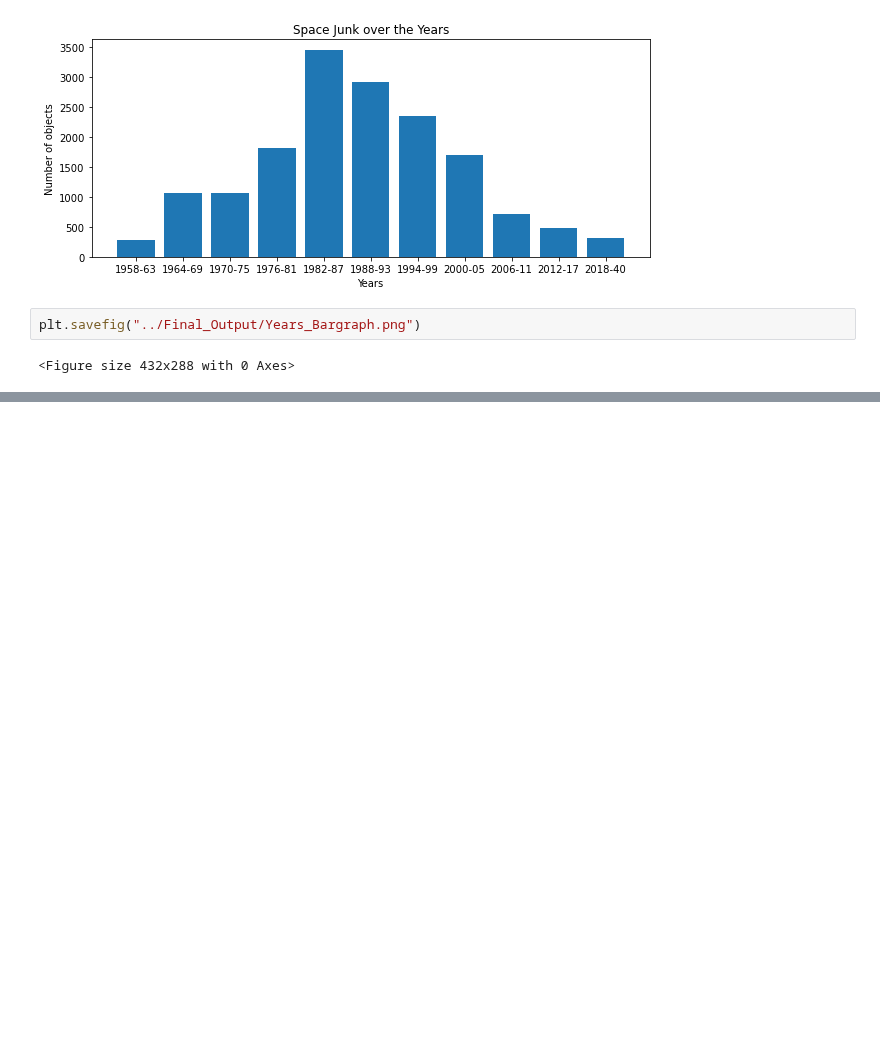
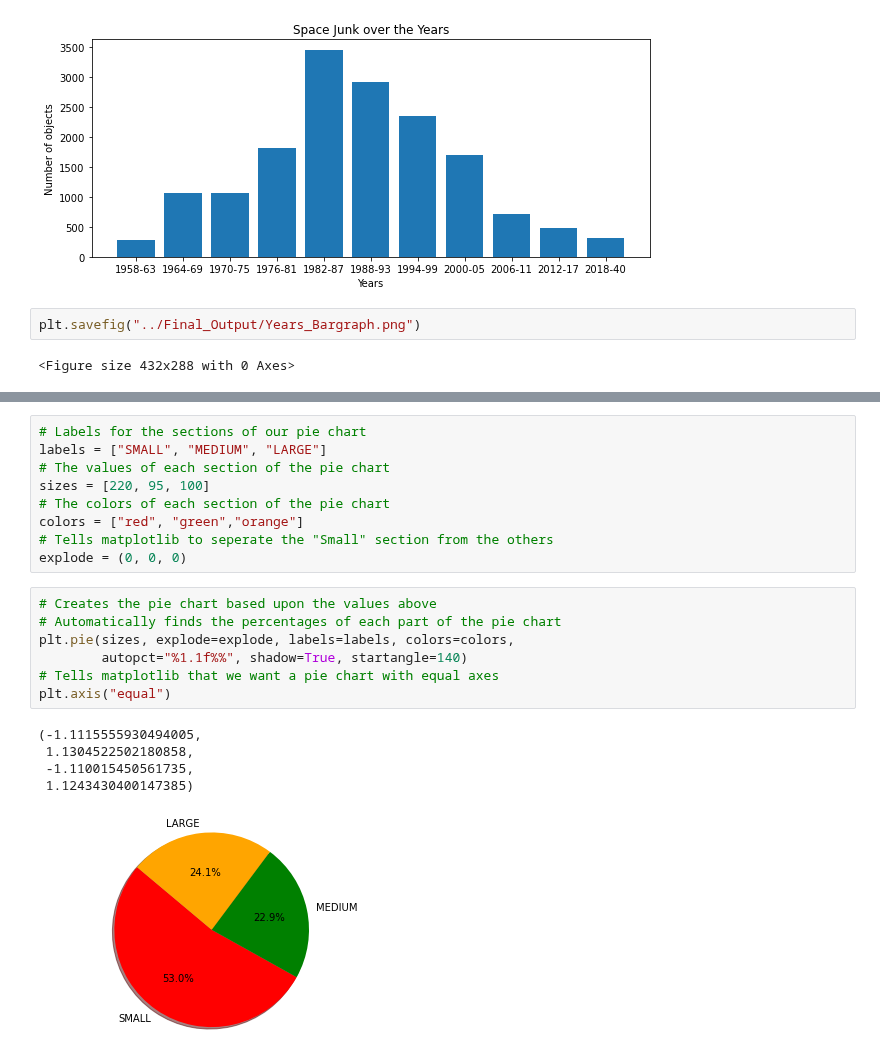
Before and after one commit to doublealogic/armageddon-neo-objects-space-junk, a Jupyter notebook: Data_Analysis/space_main.ipynb, the cells around one changed output, grey strips where cells are left out. Drawn from its saved outputs; the diff is of its cells as text; blank space fills up the shorter version.

```diff
--- a/Data_Analysis/space_main.ipynb
+++ b/Data_Analysis/space_main.ipynb
@@ -336,0 +352,22 @@ plt.savefig("../Final_Output/Years_Bargraph.png")
+# %%
+# Labels for the sections of our pie chart
+labels = ["SMALL", "MEDIUM", "LARGE"]
+# The values of each section of the pie chart
+sizes = [220, 95, 100]
+# The colors of each section of the pie chart
+colors = ["red", "green","orange"]
+# Tells matplotlib to seperate the "Small" section from the others
+explode = (0, 0, 0)
+# %%
+# Creates the pie chart based upon the values above
+# Automatically finds the percentages of each part of the pie chart
+plt.pie(sizes, explode=explode, labels=labels, colors=colors,
+        autopct="%1.1f%%", shadow=True, startangle=140)
+# Tells matplotlib that we want a pie chart with equal axes
+plt.axis("equal")
+# %% [output]
+(-1.1115555930494005,
+ 1.1304522502180858,
+ -1.110015450561735,
+ 1.1243430400147385)
+[figure, added]
```
Also changed, not shown: parts of 2 cells of this notebook.
